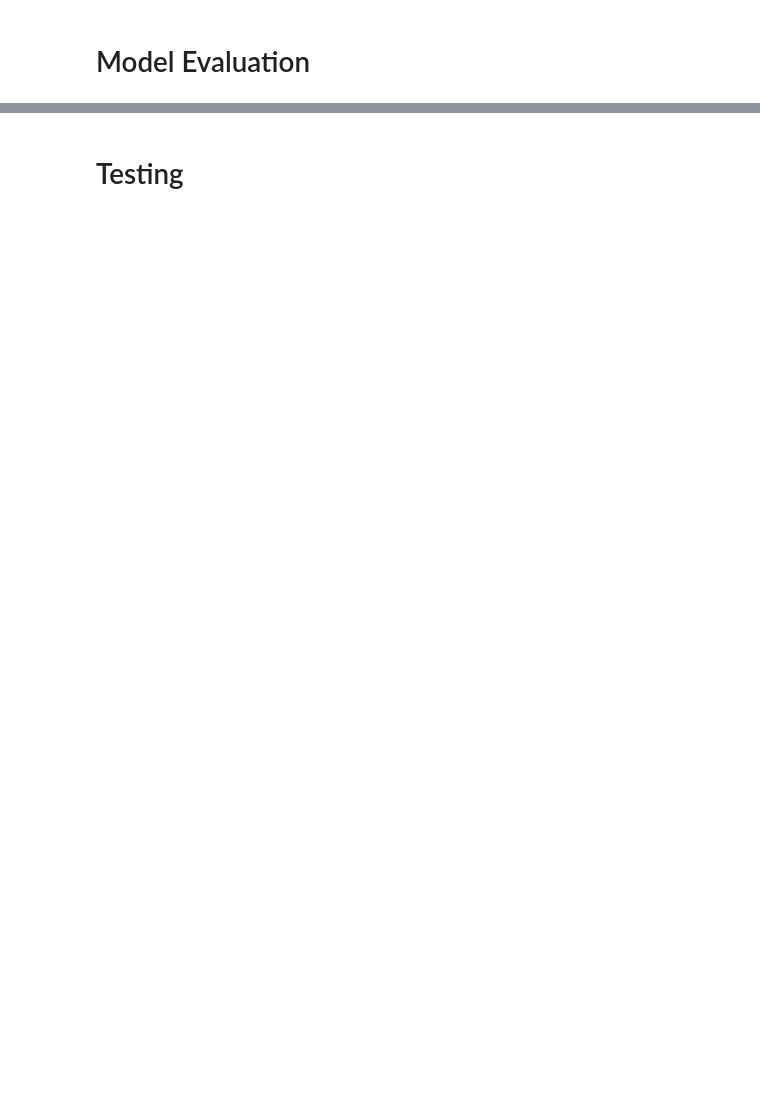
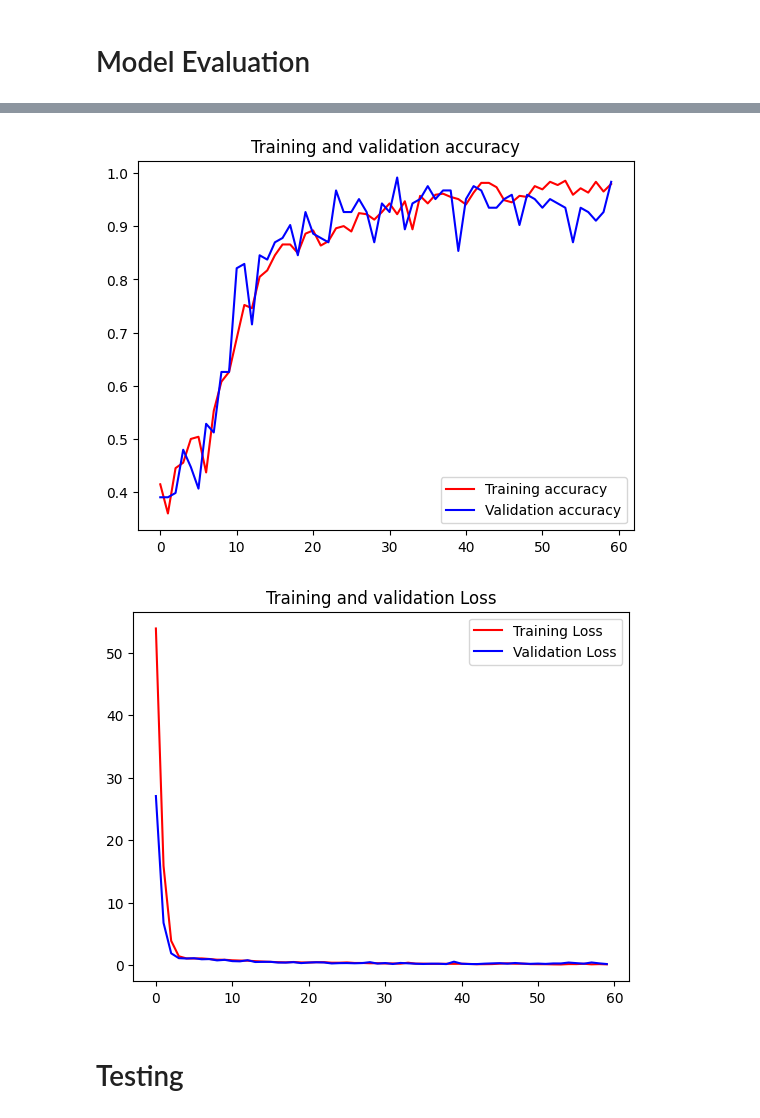
Before and after one commit to Vizia-Project/eye-infection-detection, a Jupyter notebook: eye-infection.ipynb, the cells around one changed output, grey strips where cells are left out. Drawn from its saved outputs; the diff is of its cells as text; code cells hidden in the pictures; blank space fills up the shorter version.

Commit message:
new model file eye-infection.ipynb

```diff
--- a/eye-infection.ipynb
+++ b/eye-infection.ipynb
@@ -455,3 +517,29 @@ Learning Rate: 0.0005956621607765555
+# %%
+
+
+acc = model_obj.history['accuracy']
+val_acc = model_obj.history['val_accuracy']
+loss = model_obj.history['loss']
+val_loss = model_obj.history['val_loss']
+
+epochs = range(len(acc))
+
+# Plot the training and validation accuracies for each epoch
+plt.plot(epochs, acc, 'r', label='Training accuracy')
+plt.plot(epochs, val_acc, 'b', label='Validation accuracy')
+plt.title('Training and validation accuracy')
+plt.legend(loc=0)
+plt.show()
+
+# Plot the training and validation loss for each epoch
+plt.plot(epochs, loss, 'r', label='Training Loss')
+plt.plot(epochs, val_loss, 'b', label='Validation Loss')
+plt.title('Training and validation Loss')
+plt.legend(loc=0)
+plt.show()
+# %% [output]
+[figure, added]
+[figure, added]
 # %% [markdown]
 # Testing
 # %%
```
Also changed, not shown: parts of 13 cells of this notebook.
